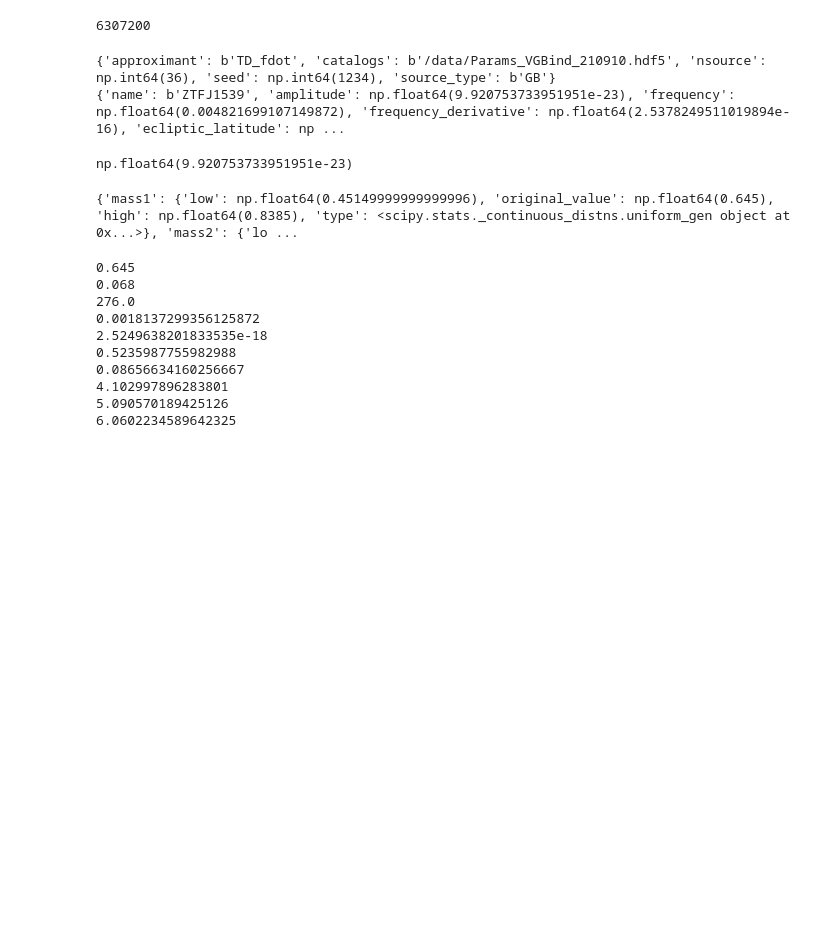
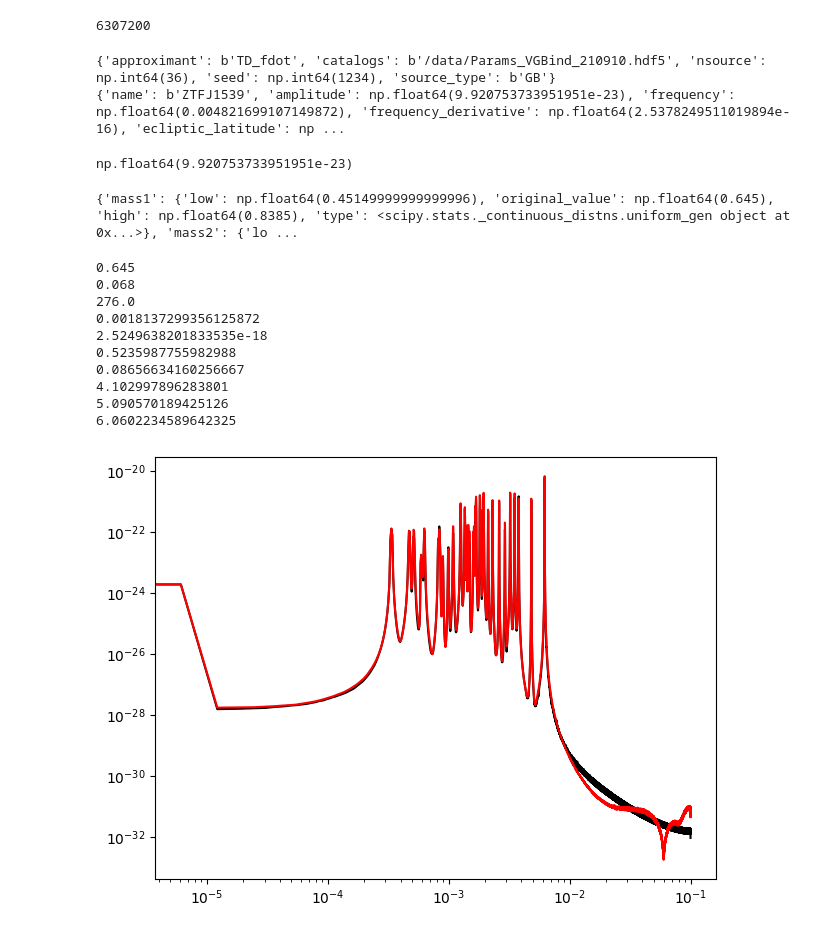
Before and after one commit to jiulipu123/For-Li_wt, a Jupyter notebook: TDI.ipynb, the cells around one changed output. Drawn from its saved outputs; the diff is of its cells as text; code cells hidden in the pictures; blank space fills up the shorter version.

```diff
--- a/TDI.ipynb
+++ b/TDI.ipynb
@@ -450,3 +450,77 @@ class Bayesianlikelihood:
         exp_term2=np.exp(-1j*(omega*L_effective/(2*c))*(3+k_dot_r_ij))
         Y2=sinc_term2*exp_term2
         return Y1+Y2
+# %%
+from scipy import signal
+import matplotlib.pyplot as plt
+orbit_file_path = r"C:\Users\86130\Desktop\orbits.h5"
+days=365
+def create_short_test_data(obs_data,days=days):
+    samples_per_dat=int(24*3600/obs_data['obs_dt'])
+    num_points=days*samples_per_dat
+    short_obs_data={
+        'obs_time':obs_data['obs_time'][:num_points],
+        'obs_frequency':obs_data['obs_frequency'][:num_points],
+        'obs_dt':obs_data['obs_dt'],
+        'obs_df':obs_data['obs_df']
+    }
+    return short_obs_data,num_points
+
+def compute_short_tdi(obs_data,days=days):
+    short_obs_data,num_points=create_short_test_data(obs_data,days)
+    all_binaries_params=get_all_vgb_parameters(vgb_frame)
+    computed_X=np.zeros(num_points,dtype=complex)
+    for i,binary_params in enumerate(all_binaries_params):
+        likelihood =Bayesianlikelihood(binary_params,short_obs_data,orbit_file_path)
+        X_seg=likelihood.calculate_TDI()
+        computed_X+=X_seg
+    computed_X=np.real(computed_X)
+    return computed_X,short_obs_data
+
+def extract_actual_short_data(vgb_data,obs_data,days=days):
+    samples_per_dat=int(24*3600/obs_data['obs_dt'])
+    num_points=days*samples_per_dat
+    actual_X=vgb_data['vgb_X'][:num_points]
+    return actual_X
+computed_X,short_obs_data=compute_short_tdi(obs_data,days)
+actual_X=extract_actual_short_data(vgb_data,obs_data,days)
+
+def compute_psd_welch(signal_data,dt,nperseg=None,noverlap=None):
+
+    fs=1/dt
+    if nperseg is None:
+        nperseg=8192*4
+
+    if noverlap is None:
+        noverlap=nperseg//2
+    freqs,Pxx=signal.welch(
+        signal_data,
+        fs=fs,
+        window='hann',
+        nperseg=nperseg,
+        noverlap=noverlap,
+        detrend='constant',
+        scaling='density',
+        average='median',
+        )
+    return freqs,Pxx
+
+
+def validate_short_time_segment(obs_data,vgb_data,days=days):
+    computed_X,short_obs_data=compute_short_tdi(obs_data,days)
+    actual_X=extract_actual_short_data(vgb_data,obs_data,days)
+
+    fs=1/obs_data['obs_dt']
+    dt=obs_data['obs_dt']
+    f_comp,Pxx_comp=compute_psd_welch(computed_X,dt)
+    f_act,Pxx_act=compute_psd_welch(actual_X,dt)
+
+
+    plt.loglog(f_comp,np.sqrt(Pxx_comp),'black',linewidth=1.5)
+    plt.loglog(f_act,np.sqrt(Pxx_act),'red',linewidth=1.5)
+    plt.tight_layout()
+    plt.show()
+    return Pxx_comp,Pxx_act
+Pxx_comp,Pxx_act=validate_short_time_segment(obs_data=obs_data,vgb_data=vgb_data,days=days)
+# %% [output]
+[figure, added]
```
